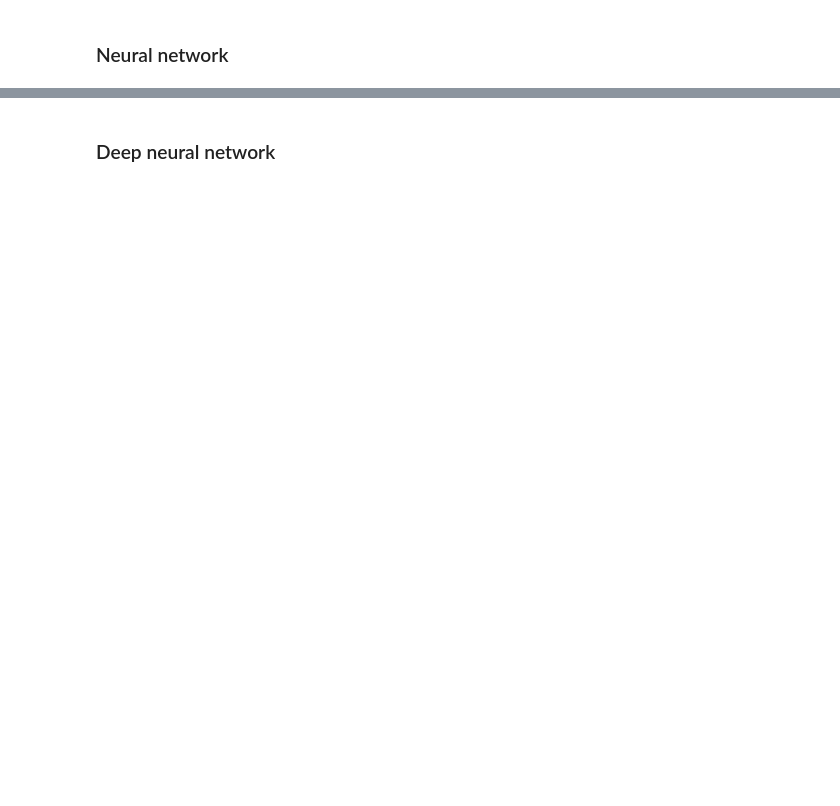
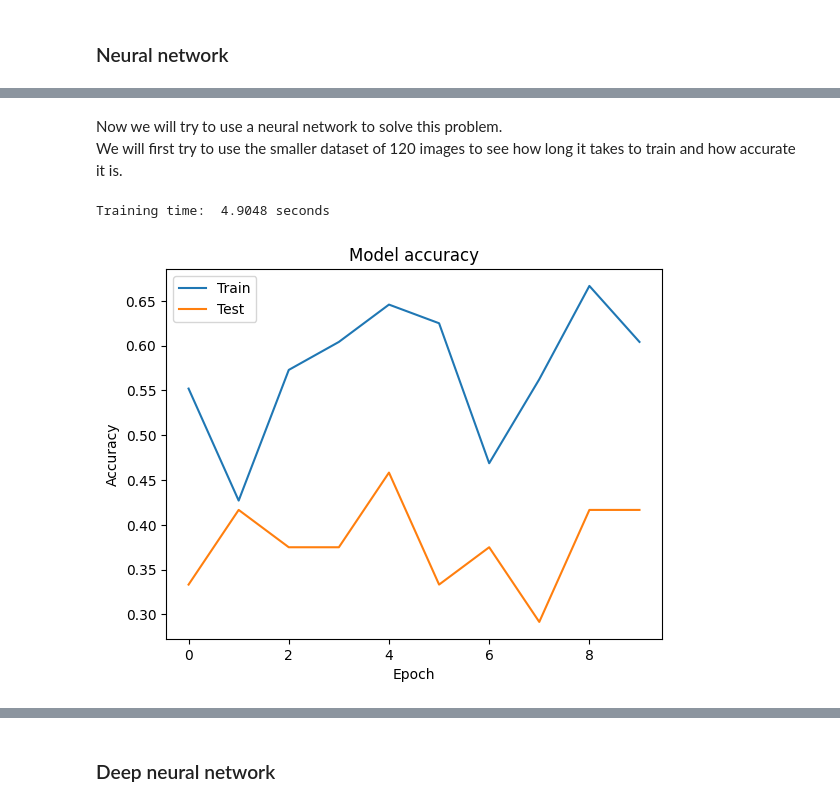
Before and after one commit to randmon/ucll_ti_data_and_ai_group_assignments, a Jupyter notebook: Assignment 4/comparing_dl_vs_non_dl/comparing_dl_vs_non_dl.ipynb, the cells around one changed output, grey strips where cells are left out. Drawn from its saved outputs; the diff is of its cells as text; code cells hidden in the pictures; blank space fills up the shorter version.

```diff
--- a/Assignment 4/comparing_dl_vs_non_dl/comparing_dl_vs_non_dl.ipynb
+++ b/Assignment 4/comparing_dl_vs_non_dl/comparing_dl_vs_non_dl.ipynb
@@ -553,0 +491,33 @@ print(predict)
+# %% [markdown]
+Now we will try to use a neural network to solve this problem.<br>
+We will first try to use the smaller dataset of 120 images to see how long it takes to train and how accurate it is.
+# %%
+neural_3 = keras.Sequential([
+    # Input layer
+    keras.layers.Dense(64, activation='relu', input_shape=(67500,)),
+    # Hidden layers
+    keras.layers.Dense(32, activation='relu'),
+    # Output layer
+    keras.layers.Dense(3, activation='softmax')
+])
+
+neural_3.compile(optimizer='adam', loss='sparse_categorical_crossentropy', metrics=['accuracy'])
+# %%
+# Train the model
+start_time = time.time()
+neural_3_hist = neural_3.fit(x_train, y_train, epochs=10, batch_size=10, validation_data=(x_test, y_test), verbose=0)
+end_time = time.time()
+print("Training time: ", round(end_time - start_time, 4), "seconds")
+# %% [output]
+Training time:  4.9048 seconds
+# %%
+# Plot learning curve
+plt.plot(neural_3_hist.history['accuracy'])
+plt.plot(neural_3_hist.history['val_accuracy'])
+plt.title('Model accuracy')
+plt.ylabel('Accuracy')
+plt.xlabel('Epoch')
+plt.legend(['Train', 'Test'], loc='upper left')
+plt.show()
+# %% [output]
+[figure, added]
```
Also changed, not shown: parts of 54 cells of this notebook.
